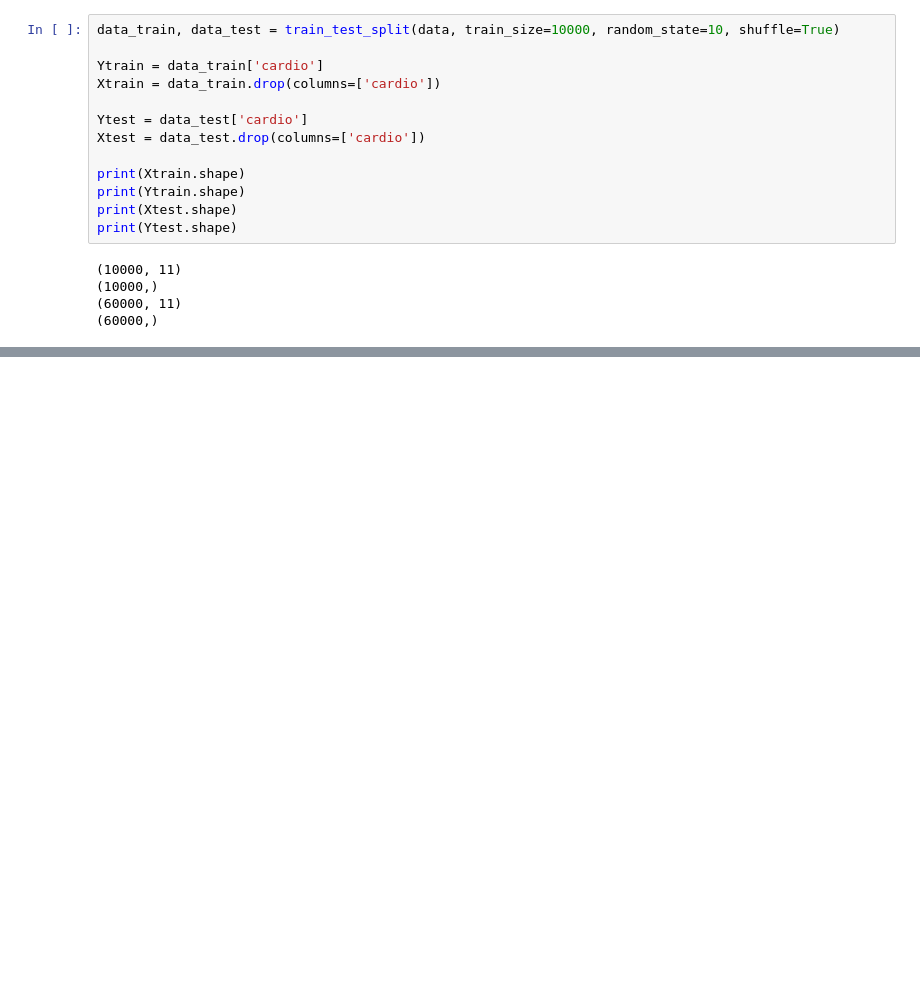
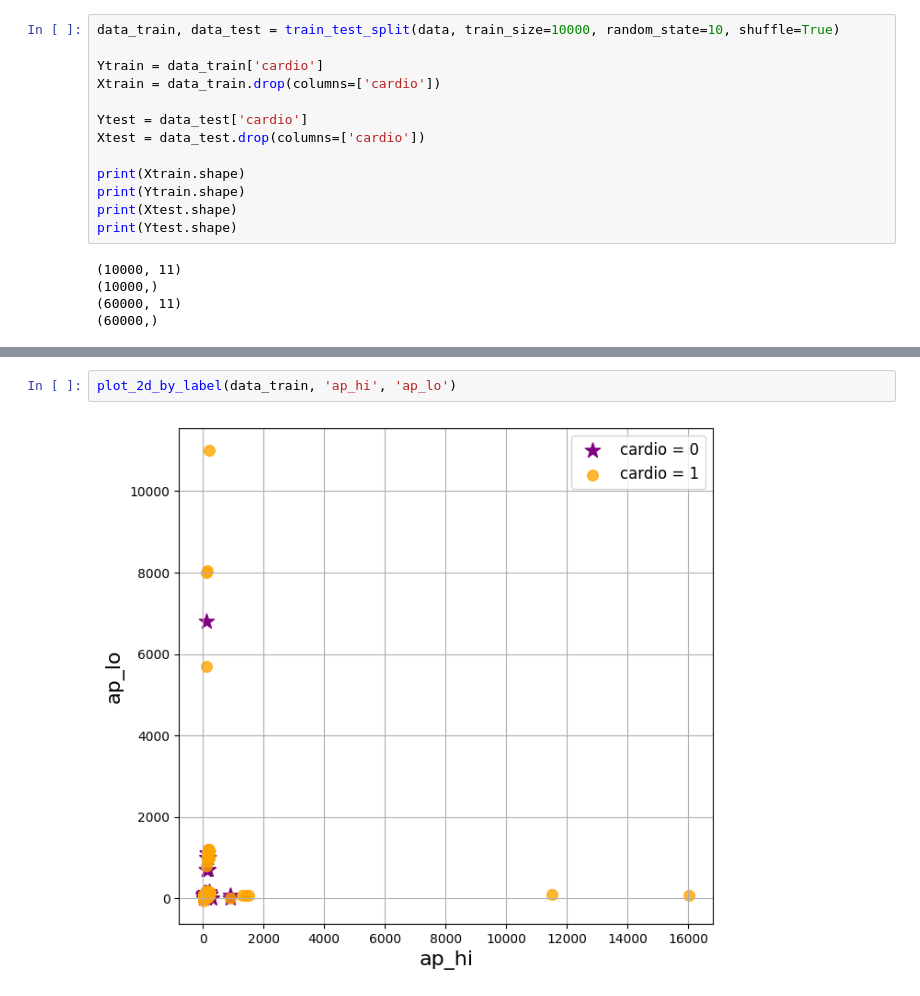
Before and after one commit to lorenzomazzante/Cardiovascular-Disease-Prediction, a Jupyter notebook: Dataset_visualizing.ipynb, the cells around one changed output, grey strips where cells are left out. Saved outputs shown, nothing was run; the diff lists cells and outputs as text; blank space fills up the shorter version.

```diff
--- a/Dataset_visualizing.ipynb
+++ b/Dataset_visualizing.ipynb
@@ -75,0 +114,4 @@ print(Ytest.shape)
+# %%
+plot_2d_by_label(data_train, 'ap_hi', 'ap_lo')
+# %% [output]
+[figure, added]
```
Also changed, not shown: parts of 3 cells of this notebook.
